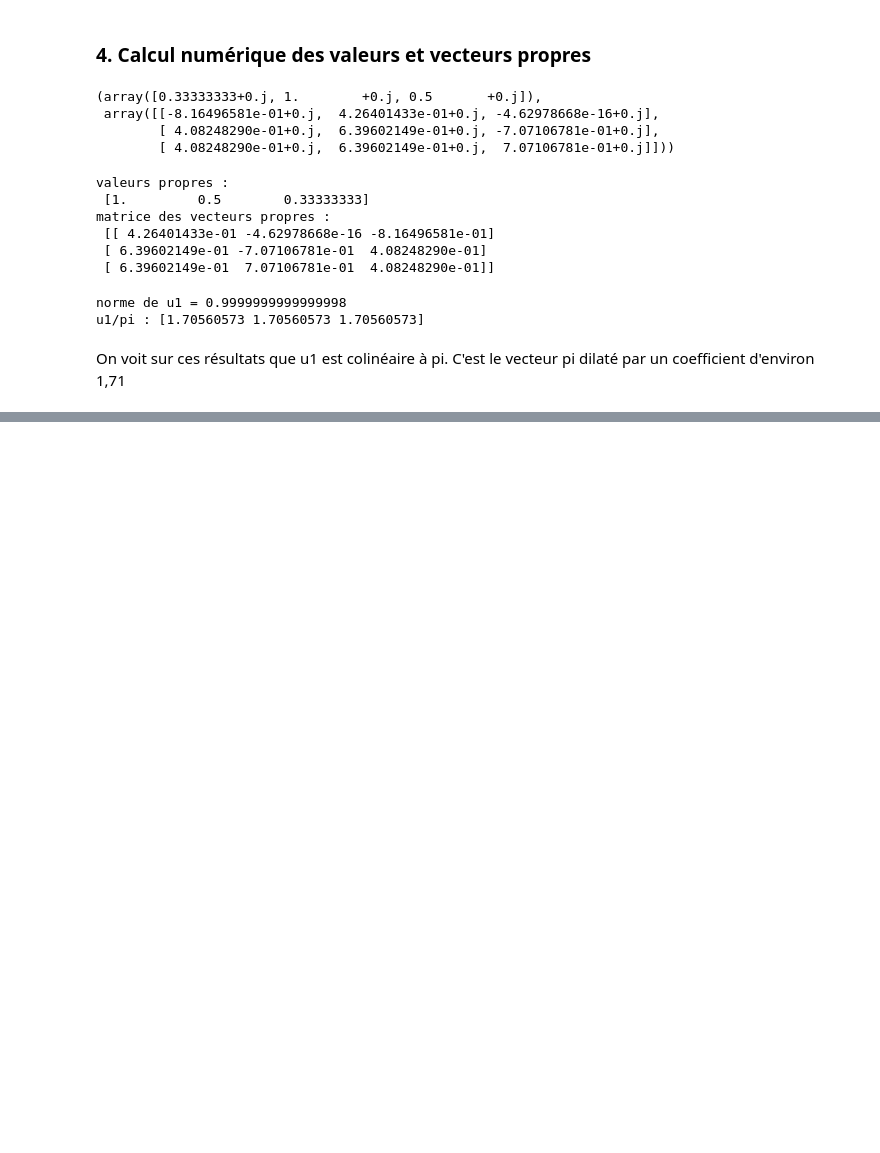
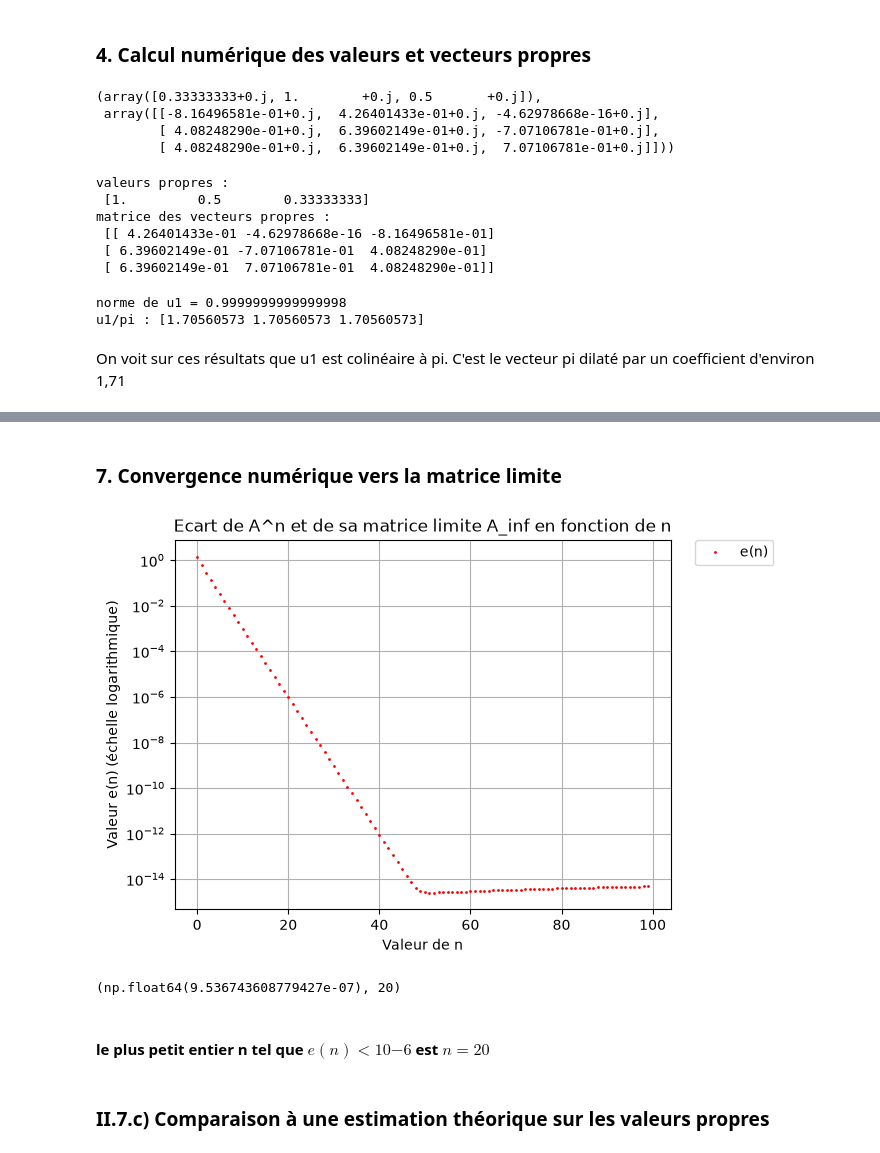
Before and after one commit to valbesnard/vbesnard_adebonet_Projet_Algebre_Lineaire, a Jupyter notebook: Main.ipynb, the cells around one changed output, grey strips where cells are left out. Saved outputs shown, nothing was run; the diff lists cells and outputs as text; code cells hidden in the pictures; blank space fills up the shorter version.

Commit message:
Rajout des parties jusqu'à la partie II.7 incluse

```diff
--- a/Main.ipynb
+++ b/Main.ipynb
@@ -1225,0 +1407,34 @@ On a :
+# %% [markdown]
+### 7. Convergence numérique vers la matrice limite
+# %%
+# II.7.a)
+#On écrit la matrice A infini de la partie I ici
+A_inf = np.array([[1/4,1/4,1/4],[3/8,3/8,3/8],[3/8,3/8,3/8]])
+
+#On créé une liste e pour accueillir tous les termes e(n)
+e=[]
+for i in range (Nmax) :
+    e.append(np.linalg.norm( np.linalg.matrix_power(A,i) - A_inf ))
+
+#On créé la commande pour représenter e(n) sur une échelle logarithmique
+plt.yscale("log")
+plt.plot(n,e,'ro', markersize=1 , label = 'e(n)')
+plt.xlabel('Valeur de n')
+plt.ylabel('Valeur e(n) (échelle logarithmique)')
+plt.title('Ecart de A^n et de sa matrice limite A_inf en fonction de n')
+plt.grid(True)
+plt.legend(bbox_to_anchor=(1.05, 1),loc='upper left', borderaxespad=0.)
+plt.show()
+# %% [output]
+[figure, added]
+# %%
+## II.7.b)
+#On va réutiliser notr fonctoin val_inf_seuil
+
+print(val_inf_seuil(e,1e-6))
+# %% [output]
+(np.float64(9.536743608779427e-07), 20)
+# %% [markdown]
+#### le plus petit entier n tel que $e(n) < 10{−6}$ est $n=20$
+# %% [markdown]
+### II.7.c) Comparaison à une estimation théorique sur les valeurs propres
```
Also changed, not shown: parts of 23 cells of this notebook.
